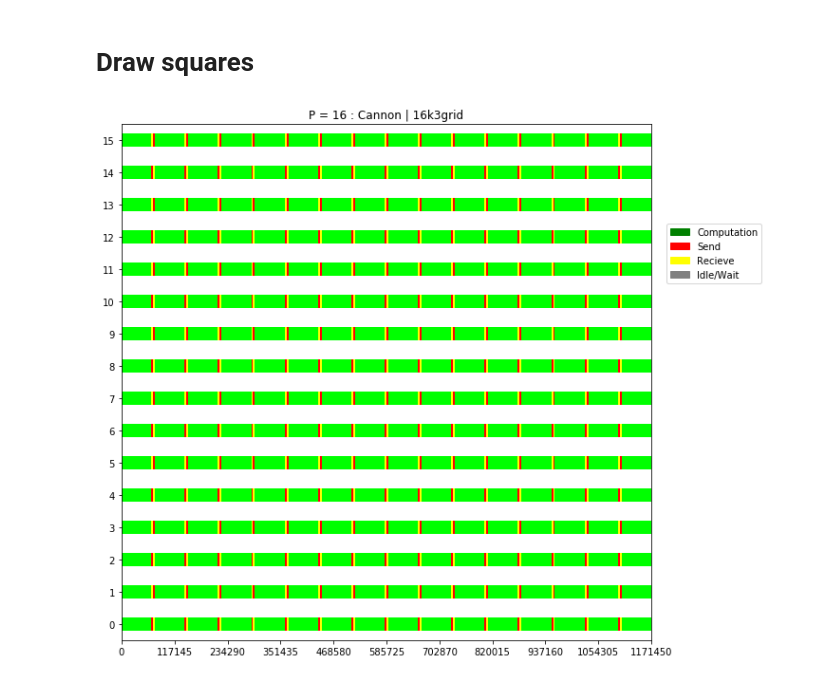
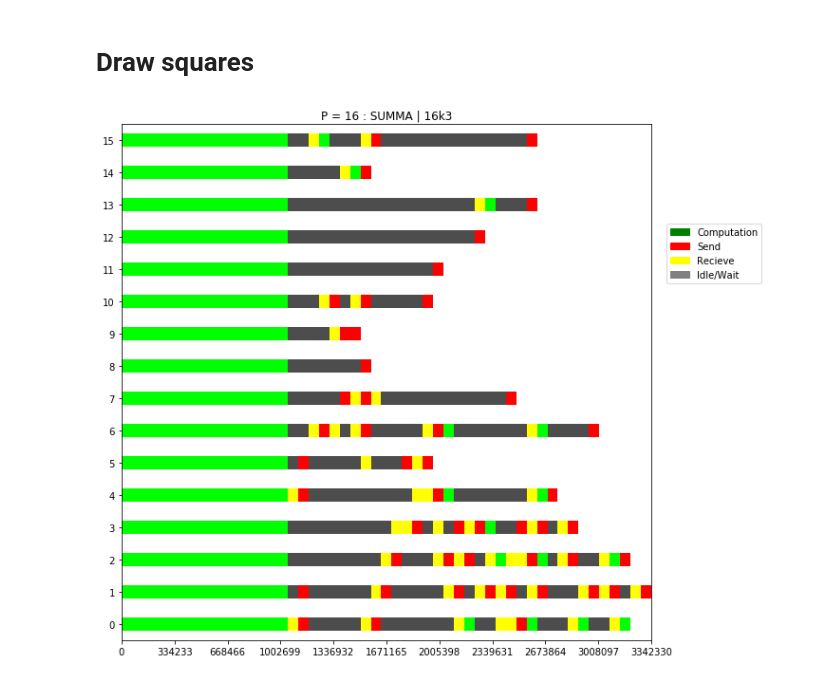
Before and after one commit to CvoidStudio/Parallel_Matrix_Topology, a Jupyter notebook: Simulator/MPI_Simulator.ipynb, the cells around one changed output. Saved outputs shown, nothing was run; the diff lists cells and outputs as text; code cells hidden in the pictures.

Commit message:
Updated: static routine API

```diff
--- a/Simulator/MPI_Simulator.ipynb
+++ b/Simulator/MPI_Simulator.ipynb
@@ -113,3 +138,6 @@ def get_BAMMA(filepath):
                 i += 1
     F.close()
     return Algorithm
+# %%
+rand_series = np.random.permutation(np.arange(P))
+random_map = {i:rand_series[i] for i in range(P)}
@@ -116,2 +163,2 @@ def get_BAMMA(filepath):
 # %%
-Routine = get_BAMMA('BAMMA/P16_Cannon.csv')
+Routine = get_BAMMA('BAMMA/P16_SUMMA.csv',random_map)
@@ -126,11 +195,12 @@ def find_act_comm(Sender,Reciever,adj_M,status,static_Route = None):
 def Real_Routine(Raw_Route,Adj_M):
     # get num of actions vs each node
     Total_P = len(Raw_Route)
+
     lengths = np.zeros(Total_P,dtype='int32')
-    p = 0
-    for line in Raw_Route.values():
-        lengths[p] = len(line)
-        p += 1
+
+    for r,line in Raw_Route.items():
+        lengths[r] = len(line)
+
     # Result
     Routine = {i:[] for i in range(Total_P)}
     # Nodes Status
@@ -142,19 +212,30 @@ def Real_Routine(Raw_Route,Adj_M):
     p = 0
     process = np.zeros(Total_P,dtype='int32')
     while True:
+        # Finished
+        if np.max(np.abs(lengths-process)) == 0:
+            return Routine
+        # finished nodes
+        if lengths[p] == process[p]:
+            p = (p+1)%Total_P
+            continue
+
         Action = Raw_Route[p][process[p]]
 
         # overhead
+        global SRTable
         Status -= np.min(Status)
 
         if Action[0] == 'C':     # Computation
             Routine[p].append(Action)
         elif Action[0] == 'S':   # Send
-            #L = find_act_comm(p,Action[1],Adj_M,Status)
-            Routine[p].append((Action[0],Action[-1]))
+            # Route_On_Dynamic
+            Acts = Route_On_Static(p,Action[1],SRTable,Status,Action[-1])
+            for pp,act in Acts.items():
+                Routine[pp] += act
+
         elif Action[0] == 'R':   # Recieve
-            #L = find_act_comm(Action[1],p,Adj_M,Status)
-            Routine[p].append((Action[0],Action[-1]))
+            pass # done by sender
 
         # add queue
         Status[p] += Action[-1]
@@ -163,9 +244,7 @@ def Real_Routine(Raw_Route,Adj_M):
         process[p] += 1
         p = (p+1)%Total_P
 
-        # Finished
-        if np.max(np.abs(lengths-process)) == 0:
-            return Routine
+
 
     return Routine
 # %%
@@ -220,7 +299,7 @@ def Draw_Route_Table(Routes,title=None):
             x_max = m_xmax
 
 
-    plt.xticks(range(0,x_max,(int)(x_max/10)))
+    plt.xticks(range(0,(int)(x_max),(int)(x_max/10)))
     plt.yticks(range(Total_P))
     plt.axis([0,x_max,-0.5,Total_P-0.5])
 
@@ -242,6 +321,6 @@ def Draw_Route_Table(Routes,title=None):
 # %%
 RR = Real_Routine(Routine,Adj)
 # %%
-Draw_Route_Table(RR,title='P = 16 : Cannon | 16k3grid')
+Draw_Route_Table(RR,title='P = 16 : SUMMA | 16k3')
 # %% [output]
-[figure, old version]
+[figure, new version]
```
Also changed, not shown: parts of 13 cells of this notebook.
